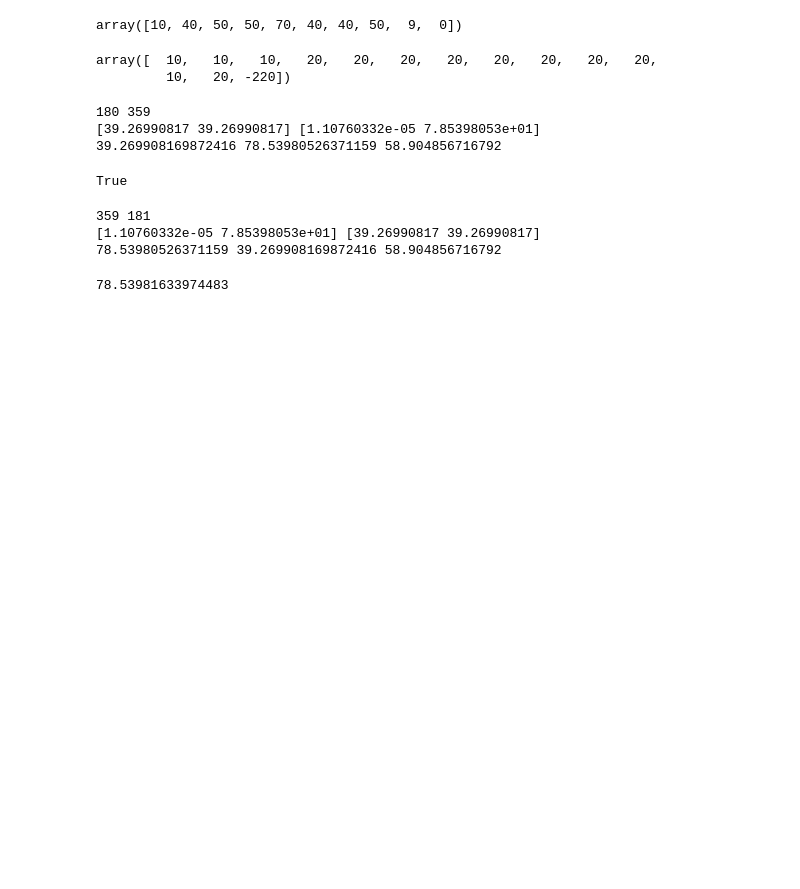
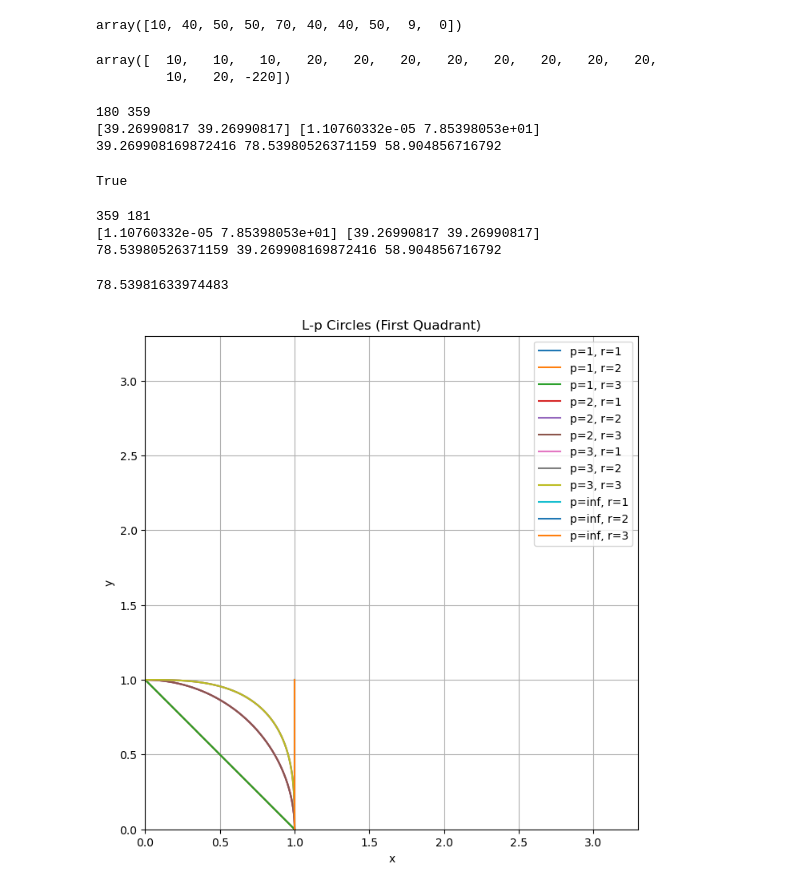
Before and after one commit to reecekeller/active_sensing, a Jupyter notebook: act_sense/analysis/heat_map.ipynb, the cells around one changed output. Saved outputs shown, nothing was run; the diff lists cells and outputs as text; code cells hidden in the pictures; blank space fills up the shorter version.

```diff
--- a/act_sense/analysis/heat_map.ipynb
+++ b/act_sense/analysis/heat_map.ipynb
@@ -257,3 +378,54 @@ print(A1, A2, 0.5*(A1+A2))
 np.pi*5**2
 # %% [output]
 78.53981633974483
+# %%
+import numpy as np
+import matplotlib.pyplot as plt
+
+# Function to compute the L-p norm circle in the first quadrant
+def lp_circle_first_quadrant(p, r, num_points=1000):
+    # Generate angles for the first quadrant (0 to pi/2)
+    theta = np.linspace(0, np.pi / 2, num_points)
+
+    # Parametrize x and y using the Lp norm equation
+    x = r * np.cos(theta)
+    y = r * np.sin(theta)
+
+    # Transform to Lp norm by raising to power of p and normalizing
+    x_lp = np.sign(x) * (np.abs(x) ** (2 / p))
+    y_lp = np.sign(y) * (np.abs(y) ** (2 / p))
+
+    # Normalize to satisfy the equation |x|^p + |y|^p = r^p
+    norm_factor = (np.abs(x_lp) ** p + np.abs(y_lp) ** p) ** (1 / p)
+    x_lp /= norm_factor
+    y_lp /= norm_factor
+
+    return x_lp, y_lp
+
+# Plot Lp circles for different p and radii in the first quadrant
+def plot_lp_circles_first_quadrant(radii, p_values):
+    plt.figure(figsize=(8, 8))
+
+    for p in p_values:
+        for r in radii:
+            x_lp, y_lp = lp_circle_first_quadrant(p, r)
+            plt.plot(x_lp, y_lp, label=f'p={p}, r={r}')
+
+    plt.gca().set_aspect('equal', adjustable='box')
+    plt.title('L-p Circles (First Quadrant)')
+    plt.xlabel('x')
+    plt.ylabel('y')
+    plt.xlim(0, max(radii) * 1.1)  # Extend x-axis slightly for better visualization
+    plt.ylim(0, max(radii) * 1.1)  # Extend y-axis slightly for better visualization
+    plt.legend()
+    plt.grid(True)
+    plt.show()
+
+# Parameters
+radii = [1, 2, 3]  # Different radii to plot
+p_values = [1, 2, 3, np.inf]  # Different p values for L-p norms
+
+# Plot the L-p circles in the first quadrant
+plot_lp_circles_first_quadrant(radii, p_values)
+# %% [output]
+[figure, added]
```
Also changed, not shown: parts of 8 cells of this notebook.
